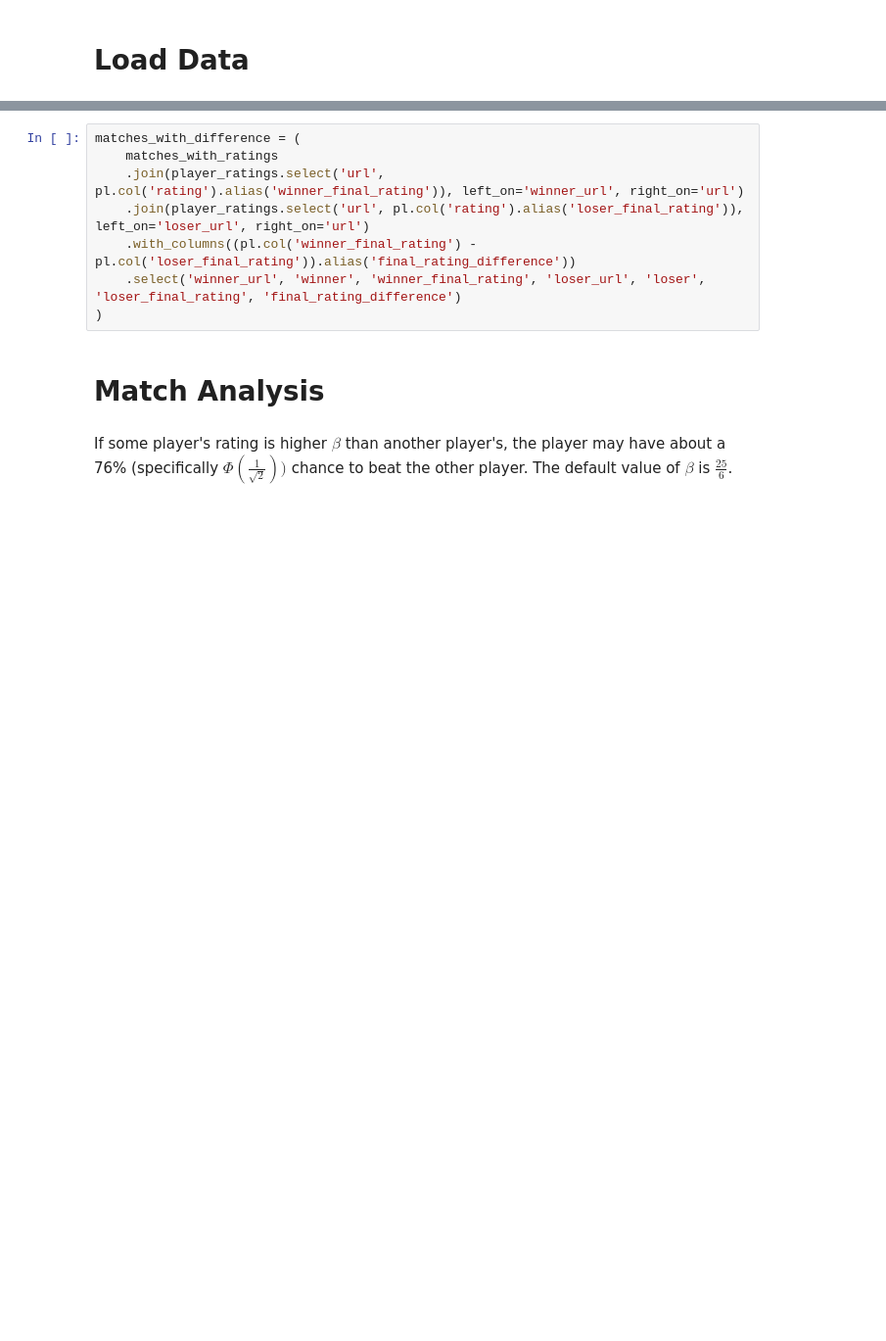
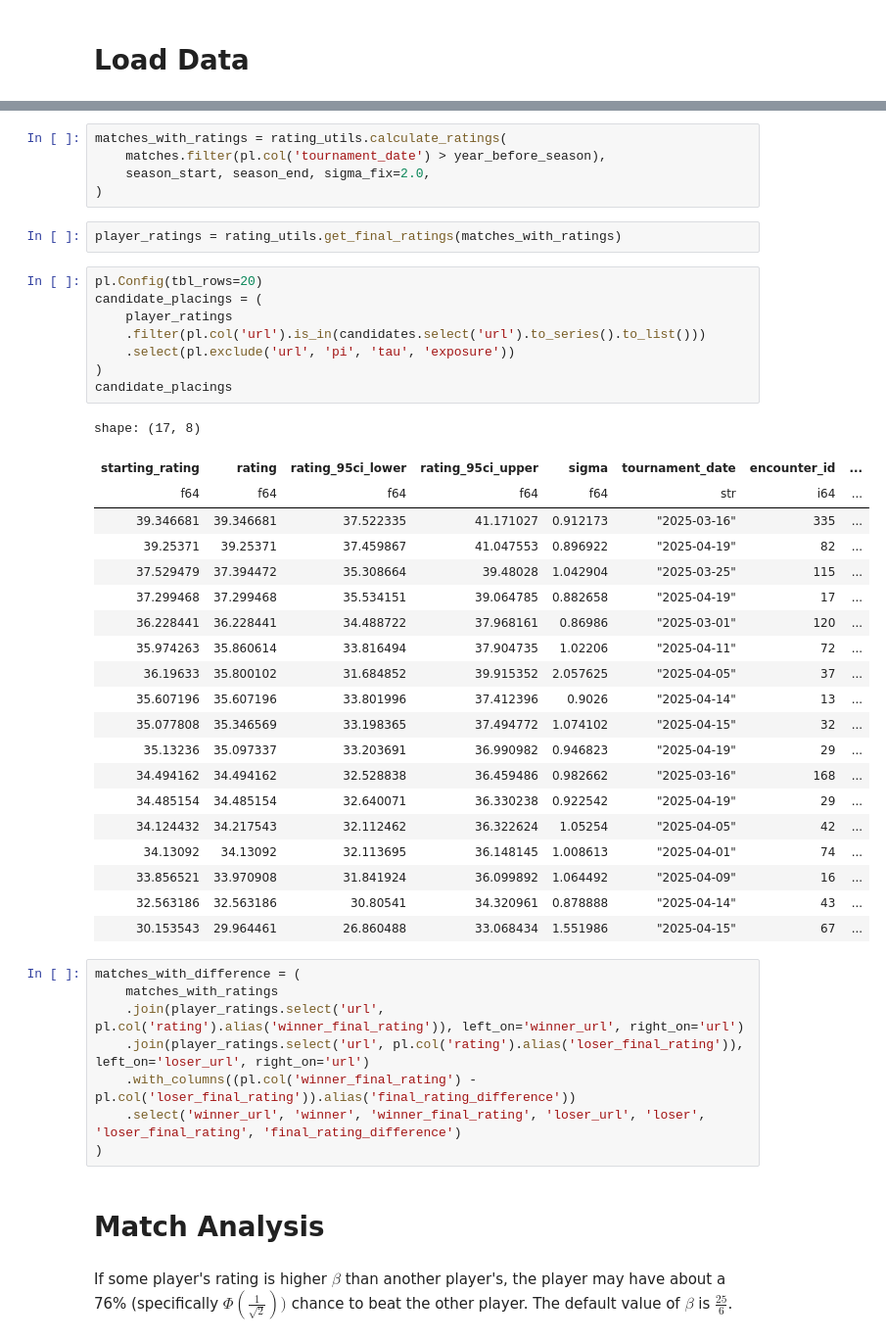
Before and after one commit to agiera/braacket-scraper, a Jupyter notebook: analysis/ma/season-20/analysis.ipynb, the cells around one changed output, grey strips where cells are left out. Shown: that part at 98% size. Drawn from its saved outputs; the diff is of its cells as text; blank space fills up the shorter version.

```diff
--- a/analysis/ma/season-20/analysis.ipynb
+++ b/analysis/ma/season-20/analysis.ipynb
@@ -91,3 +83,39 @@ player_ratings = pl.DataFrame({
+# %%
+matches_with_ratings = rating_utils.calculate_ratings(
+    matches.filter(pl.col('tournament_date') > year_before_season),
+    season_start, season_end, sigma_fix=2.0,
+)
+# %%
+player_ratings = rating_utils.get_final_ratings(matches_with_ratings)
+# %%
+pl.Config(tbl_rows=20)
+candidate_placings = (
+    player_ratings
+    .filter(pl.col('url').is_in(candidates.select('url').to_series().to_list()))
+    .select(pl.exclude('url', 'pi', 'tau', 'exposure'))
+)
+candidate_placings
+# %% [output]
+shape: (17, 8)
+| starting_rating | rating | rating_95ci_lower | rating_95ci_upper | sigma | tournament_date | encounter_id | ... |
+| f64 | f64 | f64 | f64 | f64 | str | i64 | ... |
+| 39.346681 | 39.346681 | 37.522335 | 41.171027 | 0.912173 | "2025-03-16" | 335 | ... |
+| 39.25371 | 39.25371 | 37.459867 | 41.047553 | 0.896922 | "2025-04-19" | 82 | ... |
+| 37.529479 | 37.394472 | 35.308664 | 39.48028 | 1.042904 | "2025-03-25" | 115 | ... |
+| 37.299468 | 37.299468 | 35.534151 | 39.064785 | 0.882658 | "2025-04-19" | 17 | ... |
+| 36.228441 | 36.228441 | 34.488722 | 37.968161 | 0.86986 | "2025-03-01" | 120 | ... |
+| 35.974263 | 35.860614 | 33.816494 | 37.904735 | 1.02206 | "2025-04-11" | 72 | ... |
+| 36.19633 | 35.800102 | 31.684852 | 39.915352 | 2.057625 | "2025-04-05" | 37 | ... |
+| 35.607196 | 35.607196 | 33.801996 | 37.412396 | 0.9026 | "2025-04-14" | 13 | ... |
+| 35.077808 | 35.346569 | 33.198365 | 37.494772 | 1.074102 | "2025-04-15" | 32 | ... |
+| 35.13236 | 35.097337 | 33.203691 | 36.990982 | 0.946823 | "2025-04-19" | 29 | ... |
+| 34.494162 | 34.494162 | 32.528838 | 36.459486 | 0.982662 | "2025-03-16" | 168 | ... |
+| 34.485154 | 34.485154 | 32.640071 | 36.330238 | 0.922542 | "2025-04-19" | 29 | ... |
+| 34.124432 | 34.217543 | 32.112462 | 36.322624 | 1.05254 | "2025-04-05" | 42 | ... |
+| 34.13092 | 34.13092 | 32.113695 | 36.148145 | 1.008613 | "2025-04-01" | 74 | ... |
+| 33.856521 | 33.970908 | 31.841924 | 36.099892 | 1.064492 | "2025-04-09" | 16 | ... |
+| 32.563186 | 32.563186 | 30.80541 | 34.320961 | 0.878888 | "2025-04-14" | 43 | ... |
+| 30.153543 | 29.964461 | 26.860488 | 33.068434 | 1.551986 | "2025-04-15" | 67 | ... |
 # %%
 matches_with_difference = (
     matches_with_ratings
```
Also changed, not shown: parts of 16 cells of this notebook, 3 other files.
